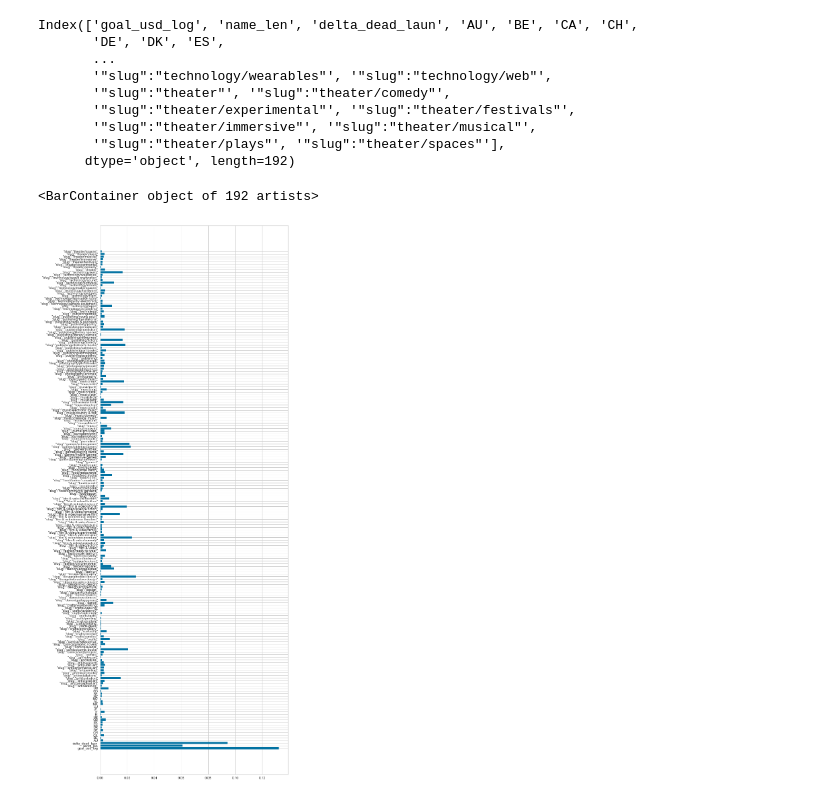
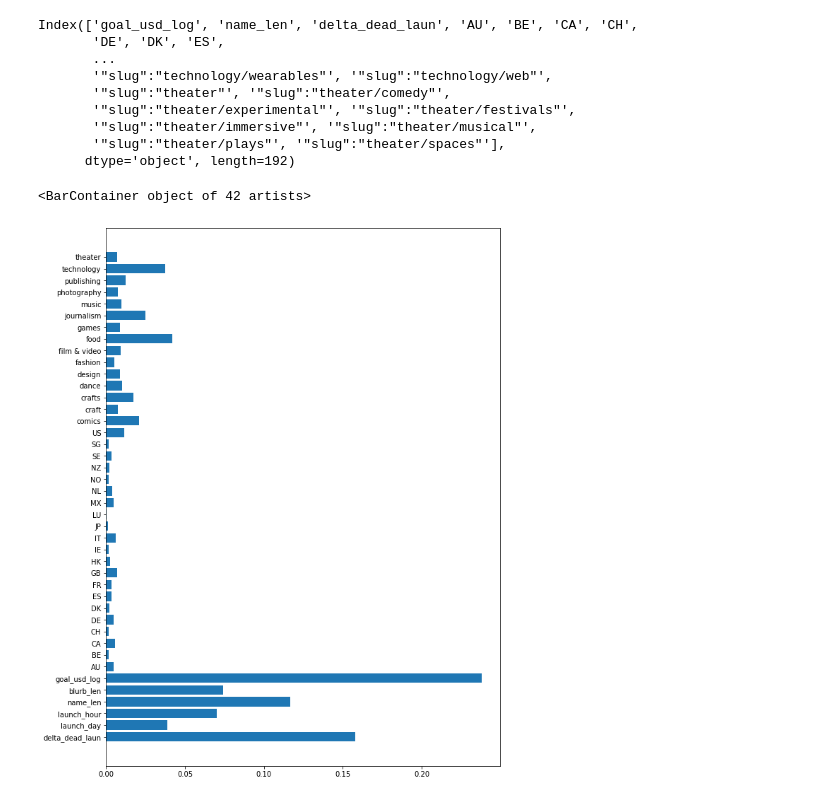
Before and after one commit to laurantirkh/kickstarter-ml, a Jupyter notebook: models_laurent.ipynb, the cells around one changed output. Saved outputs shown, nothing was run; the diff lists cells and outputs as text; code cells hidden in the pictures.

```diff
--- a/models_laurent.ipynb
+++ b/models_laurent.ipynb
@@ -11,4 +11,4 @@ from sklearn.tree import DecisionTreeClassifier
 from sklearn.svm import SVC
 from sklearn.ensemble import RandomForestClassifier
 # %%
-df = pd.read_csv("data/df_eda2_cat.csv")
+df = pd.read_csv("data/df_preprocessed_log_dummies.csv")
@@ -25,6 +15,3 @@ df.head()
-# %%
-# replace state values with 0s and 1s
-df['state'].replace(to_replace={'successful': 1, 'failed': 0}, inplace=True)
 # %%
 df.head()
 # %% [output]
@@ -203,6 +175,6 @@ roc_auc_score(y_test, y_pred_bestforest)
 # %%
 # train adjusted random forest
-forest_adj = RandomForestClassifier(max_depth=100, n_estimators=500, min_samples_split=50)
+forest_adj = RandomForestClassifier(max_depth=100, n_estimators=200, min_samples_split=50)
 y_pred_forestadj = train(X_train, y_train, X_test, forest_adj)
 # %%
 # evaluate adjusted forest
@@ -322,8 +294,8 @@ Index(['goal_usd_log', 'name_len', 'delta_dead_laun', 'AU', 'BE', 'CA', 'CH',
        '"slug":"theater/plays"', '"slug":"theater/spaces"'],
       dtype='object', length=192)
 # %%
-plt.figure(figsize=(10, 30))
+plt.figure(figsize=(10, 14))
 plt.barh(X.columns, forest_adj.feature_importances_)
 # %% [output]
-<BarContainer object of 192 artists>
+<BarContainer object of 42 artists>
-[figure, old version]
+[figure, new version]
```
Also changed, not shown: parts of 18 cells of this notebook.
